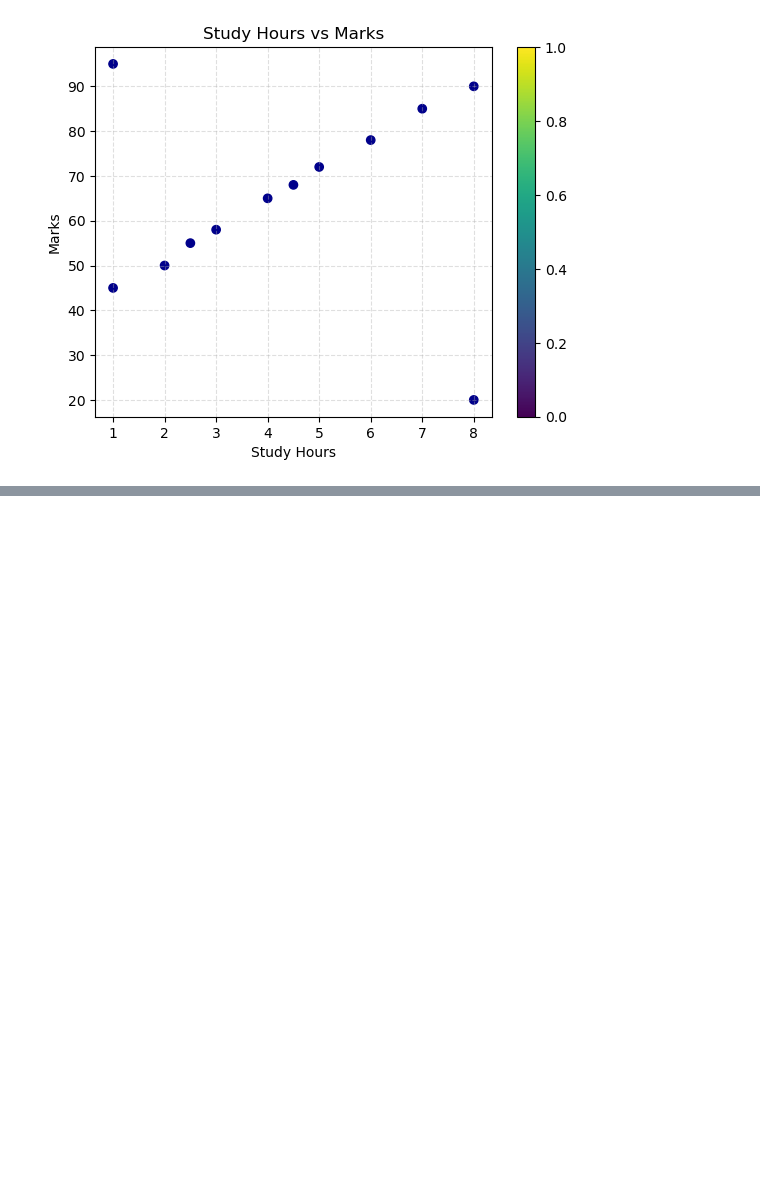
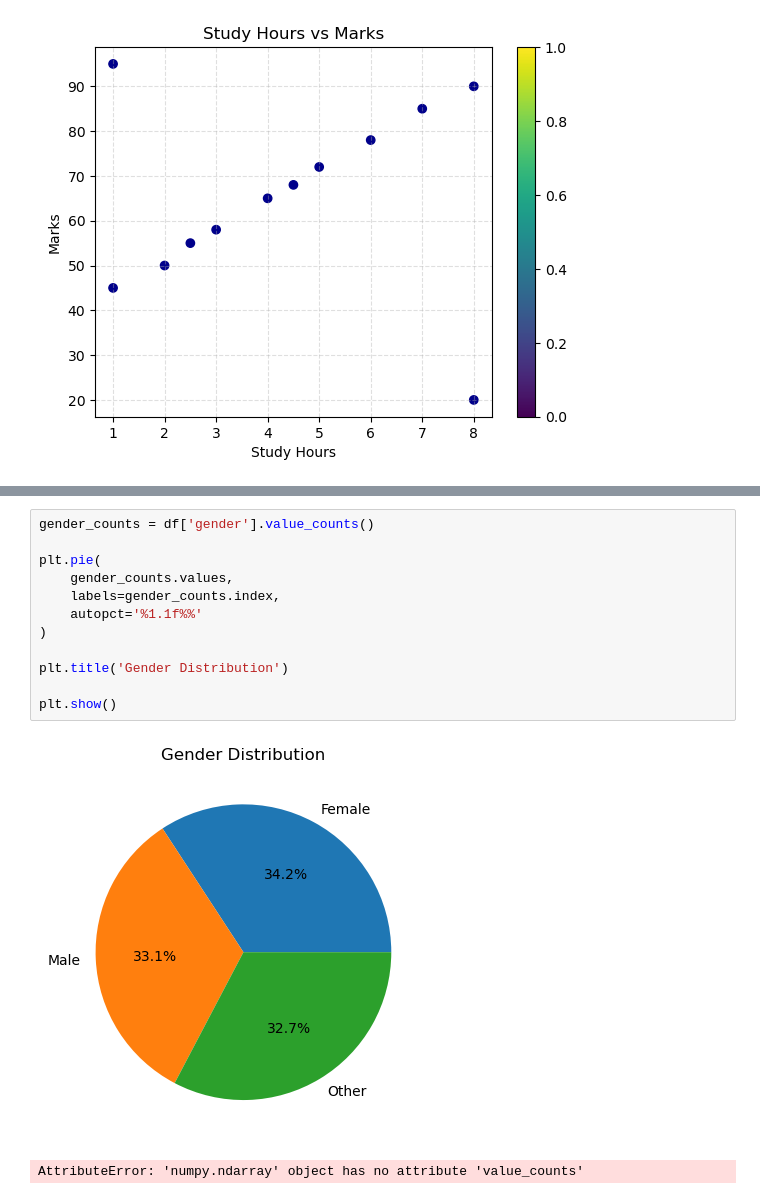
Before and after one commit to muhammadabid236159/AI-100-days-, a Jupyter notebook: 09_Data_Visualization/day25_data_visualization.ipynb, the cells around one changed output, grey strips where cells are left out. Cells and saved outputs as stored; diff of their text form; blank space fills up the shorter version.

```diff
--- a/09_Data_Visualization/day25_data_visualization.ipynb
+++ b/09_Data_Visualization/day25_data_visualization.ipynb
@@ -280,0 +395,15 @@ plt.show()
+# %%
+gender_counts = df['gender'].value_counts()
+
+plt.pie(
+    gender_counts.values,
+    labels=gender_counts.index,
+    autopct='%1.1f%%'
+)
+
+plt.title('Gender Distribution')
+
+plt.show()
+# %% [output]
+[figure, added]
+AttributeError: 'numpy.ndarray' object has no attribute 'value_counts'
```
Also changed, not shown: parts of 6 cells of this notebook, 1 other file.
